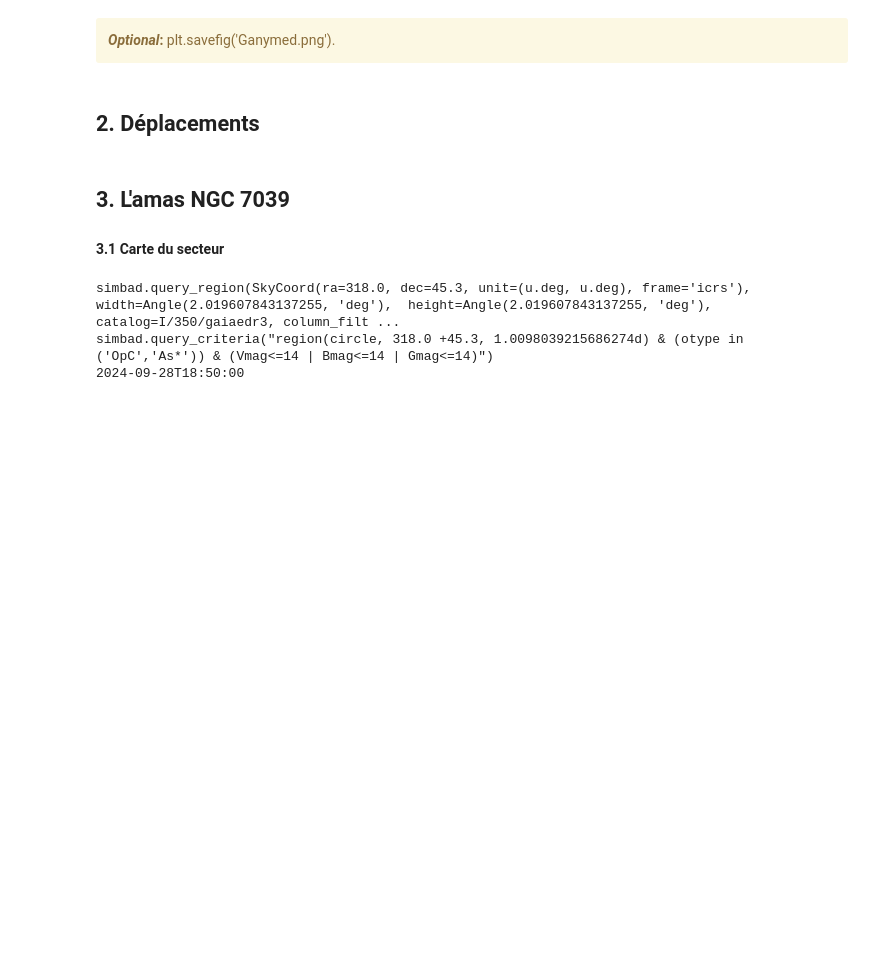
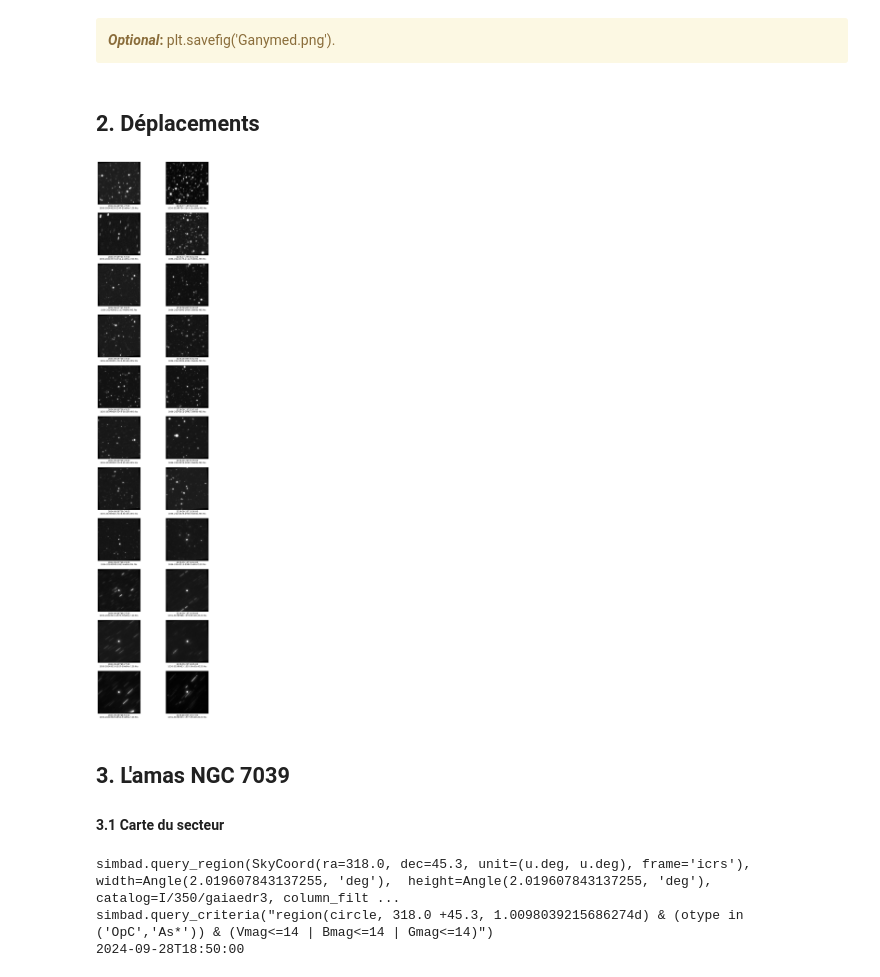
Before and after one commit to dtouzan/ciboulette, a Jupyter notebook: notebook/1036_Ganymed.ipynb, the cells around one changed output. Cells and saved outputs as stored; diff of their text form; code cells hidden in the pictures; blank space fills up the shorter version.

```diff
--- a/notebook/1036_Ganymed.ipynb
+++ b/notebook/1036_Ganymed.ipynb
@@ -118,6 +121,25 @@ Les limites de la constellation sont indiquées en pointilllés vert. Les marque
 </div>
 # %% [markdown]
 ## 2. Déplacements
+# %%
+fig, axs = plt.subplots(nrows=11, ncols=2, figsize=(9, 40)) # Transformation du WCS en 2 dimension
+column = 0
+row = 0
+for value in data:
+    file = value[1]
+    pixel, hdr = fits.getdata(file, header=True)
+    axs[column,row].imshow(pixel[0], cmap='gray', vmin=value[5] , vmax=value[6], origin='lower')
+    axs[column,row].set_xticks([])
+    axs[column,row].yaxis.set_visible(False)
+    axs[column,row].set_xlabel(f'{value[0]}\n{value[1]}', fontsize=8)
+    if row == 1:
+        row = 0
+        column += 1
+    else:
+        row += 1
+plt.show()
+# %% [output]
+[figure, added]
 # %% [markdown]
 ## 3. L'amas NGC 7039
 
```
Also changed, not shown: parts of 8 cells of this notebook.
